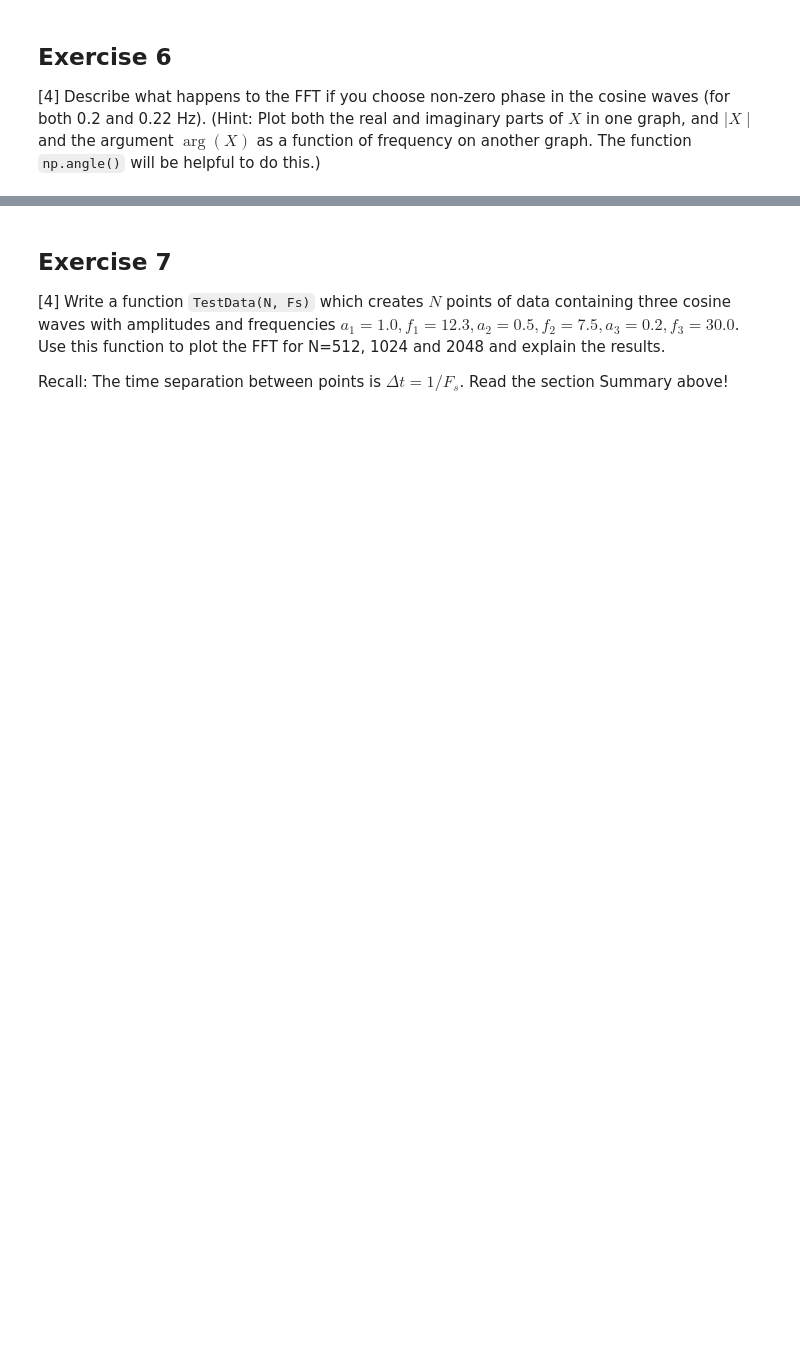
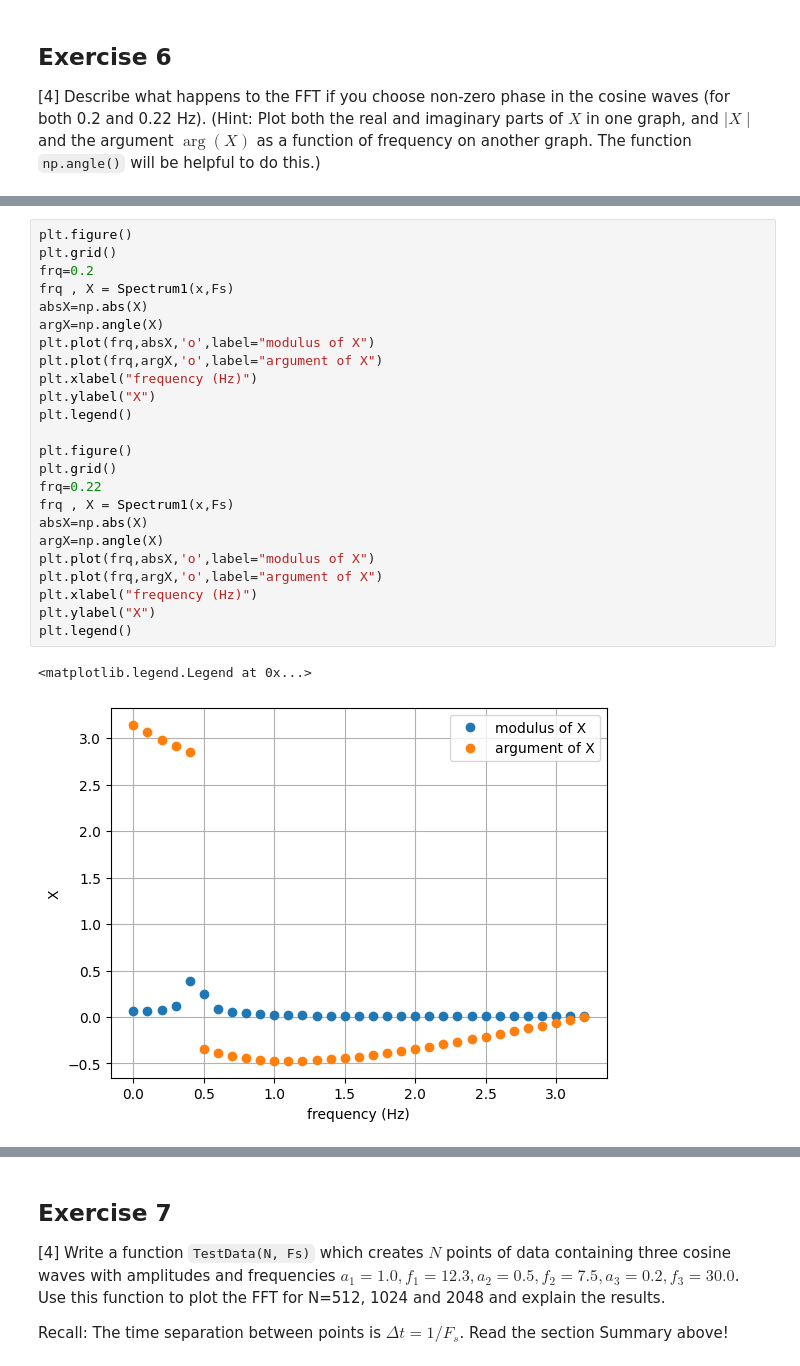
Before and after one commit to PX2145-2025/week-10-b-sebclerey, a Jupyter notebook: FFT.ipynb, the cells around one changed output, grey strips where cells are left out. Saved outputs shown, nothing was run; the diff lists cells and outputs as text; blank space fills up the shorter version.

```diff
--- a/FFT.ipynb
+++ b/FFT.ipynb
@@ -449,0 +476,27 @@ Text(0, 0.5, 'X')
+# %%
+plt.figure()
+plt.grid()
+frq=0.2
+frq , X = Spectrum1(x,Fs)
+absX=np.abs(X)
+argX=np.angle(X)
+plt.plot(frq,absX,'o',label="modulus of X")
+plt.plot(frq,argX,'o',label="argument of X")
+plt.xlabel("frequency (Hz)")
+plt.ylabel("X")
+plt.legend()
+
+plt.figure()
+plt.grid()
+frq=0.22
+frq , X = Spectrum1(x,Fs)
+absX=np.abs(X)
+argX=np.angle(X)
+plt.plot(frq,absX,'o',label="modulus of X")
+plt.plot(frq,argX,'o',label="argument of X")
+plt.xlabel("frequency (Hz)")
+plt.ylabel("X")
+plt.legend()
+# %% [output]
+<matplotlib.legend.Legend at 0x...>
+[figure, added]
```
Also changed, not shown: parts of 8 cells of this notebook.
